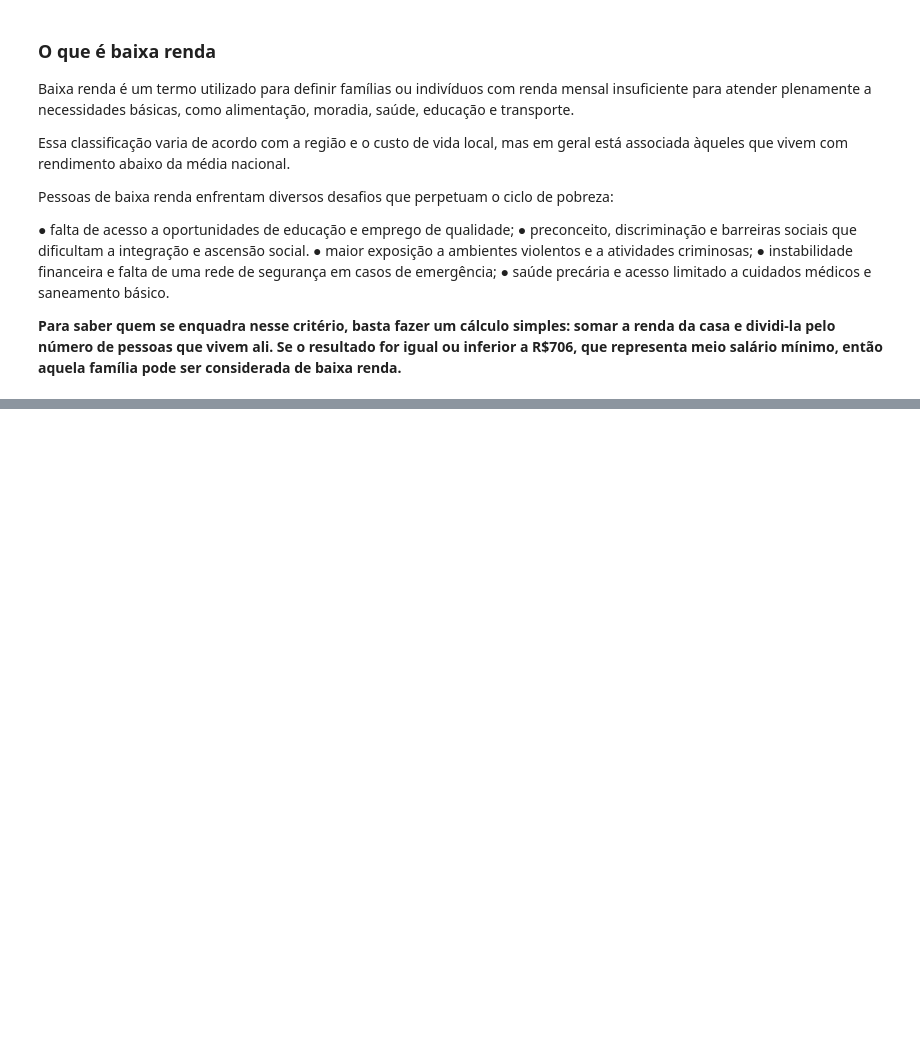
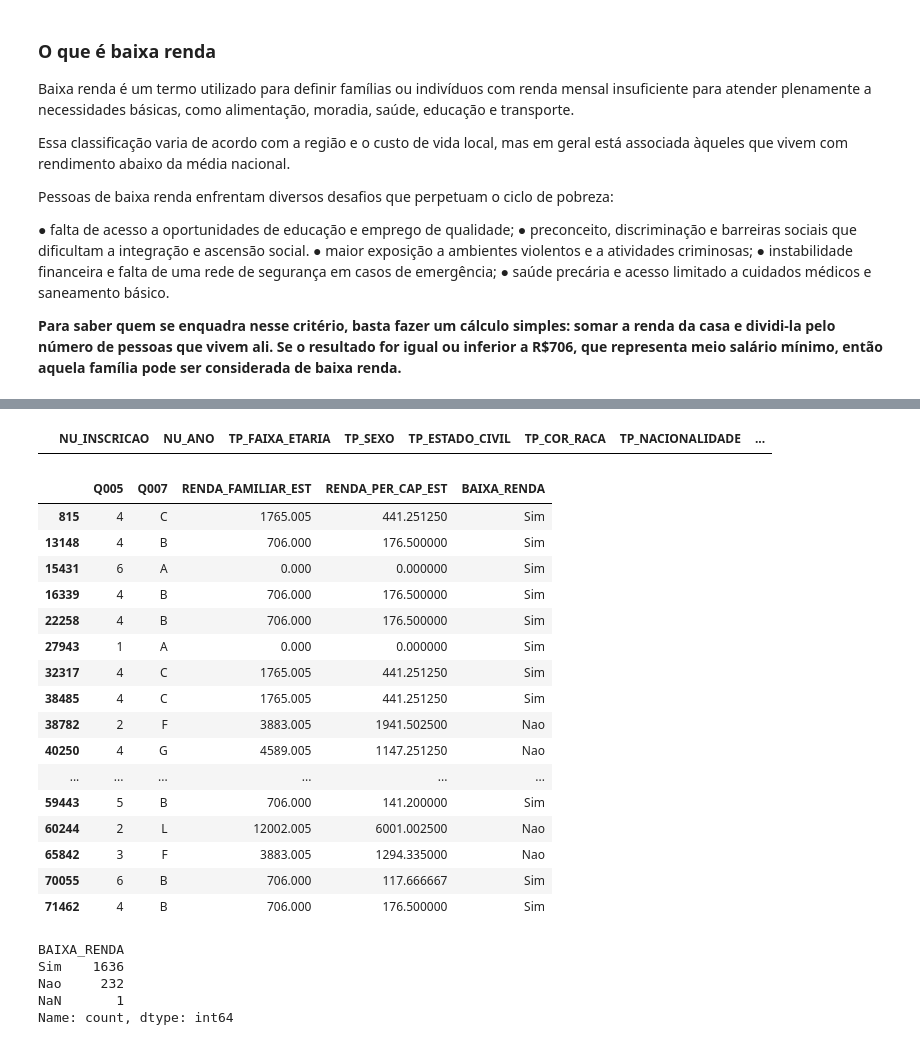
Before and after one commit to alexsilva75/analise_microdados_enem, a Jupyter notebook: analise_2024.ipynb, the cells around one changed output, grey strips where cells are left out. Saved outputs shown, nothing was run; the diff lists cells and outputs as text; code cells hidden in the pictures; blank space fills up the shorter version.

```diff
--- a/analise_2024.ipynb
+++ b/analise_2024.ipynb
@@ -257,0 +291,8 @@ Pessoas de baixa renda enfrentam diversos desafios que perpetuam o ciclo de pobr
+# %%
+renda_media = {}
+
+for faixa, (limite_inferior, limite_superior) in faixas_renda.items():
+    if np.isfinite(limite_superior):
+        renda_media[faixa] = (limite_inferior + limite_superior) / 2
+    else:
+        renda_media[faixa] = np.nan
@@ -257,0 +301,3 @@ Pessoas de baixa renda enfrentam diversos desafios que perpetuam o ciclo de pobr
+# %%
+df_santo_amaro["RENDA_FAMILIAR_EST"] = (df_santo_amaro["Q007"].map(renda_media))
+df_santo_amaro.head()
@@ -257,0 +313,7 @@ Pessoas de baixa renda enfrentam diversos desafios que perpetuam o ciclo de pobr
+# %%
+df_santo_amaro["RENDA_PER_CAP_EST"] = np.where(
+    df_santo_amaro["Q005"] > 0,
+    df_santo_amaro["RENDA_FAMILIAR_EST"] / df_santo_amaro["Q005"],
+    np.nan
+)
+df_santo_amaro
@@ -257,0 +336,14 @@ Pessoas de baixa renda enfrentam diversos desafios que perpetuam o ciclo de pobr
+# %%
+df_santo_amaro["BAIXA_RENDA"] = np.select(
+    [
+        df_santo_amaro["RENDA_PER_CAP_EST"].isna(),
+        df_santo_amaro["RENDA_PER_CAP_EST"] <= 706
+    ],
+    [
+        None,
+        "Sim"
+    ],
+    default="Nao"
+)
+
+df_santo_amaro
@@ -257,0 +364,34 @@ Pessoas de baixa renda enfrentam diversos desafios que perpetuam o ciclo de pobr
+# %%
+df_santo_amaro[df_santo_amaro["BAIXA_RENDA"] == None]
+# %% [output]
+|  | NU_INSCRICAO | NU_ANO | TP_FAIXA_ETARIA | TP_SEXO | TP_ESTADO_CIVIL | TP_COR_RACA | TP_NACIONALIDADE | ... |
+# %%
+df_santo_amaro[
+    ["Q005", "Q007", "RENDA_FAMILIAR_EST", "RENDA_PER_CAP_EST", "BAIXA_RENDA"]
+].head(20)
+# %% [output]
+|  | Q005 | Q007 | RENDA_FAMILIAR_EST | RENDA_PER_CAP_EST | BAIXA_RENDA |
+| 815 | 4 | C | 1765.005 | 441.251250 | Sim |
+| 13148 | 4 | B | 706.000 | 176.500000 | Sim |
+| 15431 | 6 | A | 0.000 | 0.000000 | Sim |
+| 16339 | 4 | B | 706.000 | 176.500000 | Sim |
+| 22258 | 4 | B | 706.000 | 176.500000 | Sim |
+| 27943 | 1 | A | 0.000 | 0.000000 | Sim |
+| 32317 | 4 | C | 1765.005 | 441.251250 | Sim |
+| 38485 | 4 | C | 1765.005 | 441.251250 | Sim |
+| 38782 | 2 | F | 3883.005 | 1941.502500 | Nao |
+| 40250 | 4 | G | 4589.005 | 1147.251250 | Nao |
+| ... | ... | ... | ... | ... | ... |
+| 59443 | 5 | B | 706.000 | 141.200000 | Sim |
+| 60244 | 2 | L | 12002.005 | 6001.002500 | Nao |
+| 65842 | 3 | F | 3883.005 | 1294.335000 | Nao |
+| 70055 | 6 | B | 706.000 | 117.666667 | Sim |
+| 71462 | 4 | B | 706.000 | 176.500000 | Sim |
+# %%
+df_santo_amaro["BAIXA_RENDA"].value_counts(dropna=False)
+# %% [output]
+BAIXA_RENDA
+Sim    1636
+Nao     232
+NaN       1
+Name: count, dtype: int64
```
Also changed, not shown: parts of 24 cells of this notebook.
